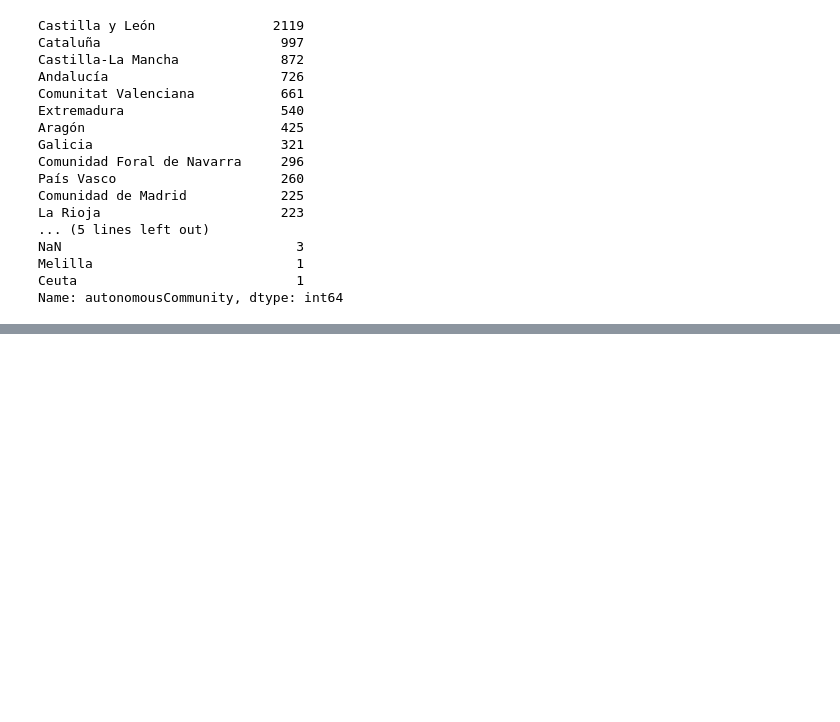
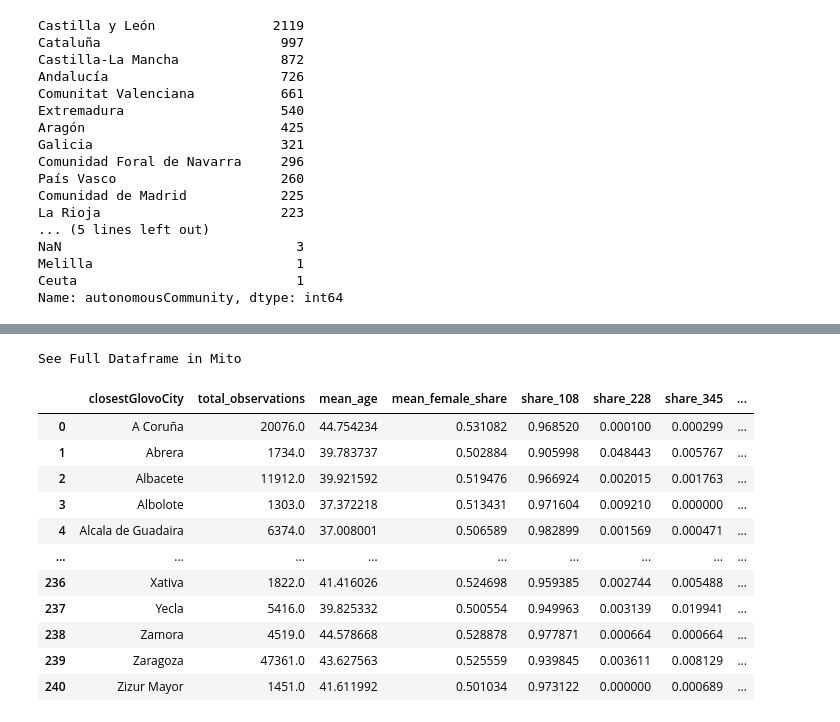
Before and after one commit to linkcharger/glovo, a Jupyter notebook: merging/mergingGlovoAndAux.ipynb, the cells around one changed output, grey strips where cells are left out. Saved outputs shown, nothing was run; the diff lists cells and outputs as text; code cells hidden in the pictures; blank space fills up the shorter version.

```diff
--- a/merging/mergingGlovoAndAux.ipynb
+++ b/merging/mergingGlovoAndAux.ipynb
@@ -436,0 +456,3 @@ associationDF.to_excel('associationTable.xlsx')
+# %%
+associationDF = pd.read_excel('associationTable.xlsx', index_col=0)
+associationDF
@@ -436,0 +473,3 @@ associationDF.to_excel('associationTable.xlsx')
+# %%
+census = pd.merge(census, associationDF, left_on='location', right_on='municipality', how='left')
+census.head()
@@ -436,0 +490,4 @@ associationDF.to_excel('associationTable.xlsx')
+# %%
+colsOfInterest = ['closestGlovoCity', 'municipality', 'glovoCityCoords', 'autonomousCommunity', 'Age', 'Sex', 'Country code of nationality', 'Country of birth code']
+byCity = census.groupby('closestGlovoCity')[colsOfInterest]
+byCity.get_group('Vitoria')
@@ -436,0 +508,3 @@ associationDF.to_excel('associationTable.xlsx')
+# %%
+top10countryCodes = list(census['Country of birth code'].value_counts(dropna=False).index)[:20]
+top10countryCodes
@@ -436,0 +532,37 @@ associationDF.to_excel('associationTable.xlsx')
+# %%
+collapsed = pd.DataFrame()
+
+for groupName, group in byCity.__iter__():      # for each group of municipalities assigned to one glovo-city, take all the observations of those (several) municipalities and calculate the share of different kinds of foreigners
+
+    row = pd.Series(name=groupName, dtype=float)
+
+    row['total_observations'] = len(group)
+    row['mean_age'] = group.Age.mean()
+    row['mean_female_share'] = group.Sex.replace({1.0: 0, 6.0: 1}).mean()
+
+
+    for code in top10countryCodes:
+        share = len(group[group['Country code of nationality'] == code]) / row['total_observations']
+        row[f'share_{int(code)}'] = share
+
+
+
+    collapsed = collapsed.append(row)
+
+collapsed = collapsed.reset_index().rename(columns={'index': 'closestGlovoCity'})
+
+collapsed
+# %% [output]
+See Full Dataframe in Mito
+|  | closestGlovoCity | total_observations | mean_age | mean_female_share | share_108 | share_228 | share_345 | ... |
+| 0 | A Coruña | 20076.0 | 44.754234 | 0.531082 | 0.968520 | 0.000100 | 0.000299 | ... |
+| 1 | Abrera | 1734.0 | 39.783737 | 0.502884 | 0.905998 | 0.048443 | 0.005767 | ... |
+| 2 | Albacete | 11912.0 | 39.921592 | 0.519476 | 0.966924 | 0.002015 | 0.001763 | ... |
+| 3 | Albolote | 1303.0 | 37.372218 | 0.513431 | 0.971604 | 0.009210 | 0.000000 | ... |
+| 4 | Alcala de Guadaira | 6374.0 | 37.008001 | 0.506589 | 0.982899 | 0.001569 | 0.000471 | ... |
+| ... | ... | ... | ... | ... | ... | ... | ... | ... |
+| 236 | Xativa | 1822.0 | 41.416026 | 0.524698 | 0.959385 | 0.002744 | 0.005488 | ... |
+| 237 | Yecla | 5416.0 | 39.825332 | 0.500554 | 0.949963 | 0.003139 | 0.019941 | ... |
+| 238 | Zamora | 4519.0 | 44.578668 | 0.528878 | 0.977871 | 0.000664 | 0.000664 | ... |
+| 239 | Zaragoza | 47361.0 | 43.627563 | 0.525559 | 0.939845 | 0.003611 | 0.008129 | ... |
+| 240 | Zizur Mayor | 1451.0 | 41.611992 | 0.501034 | 0.973122 | 0.000000 | 0.000689 | ... |
```
Also changed, not shown: parts of 22 cells of this notebook, 2 other files.
